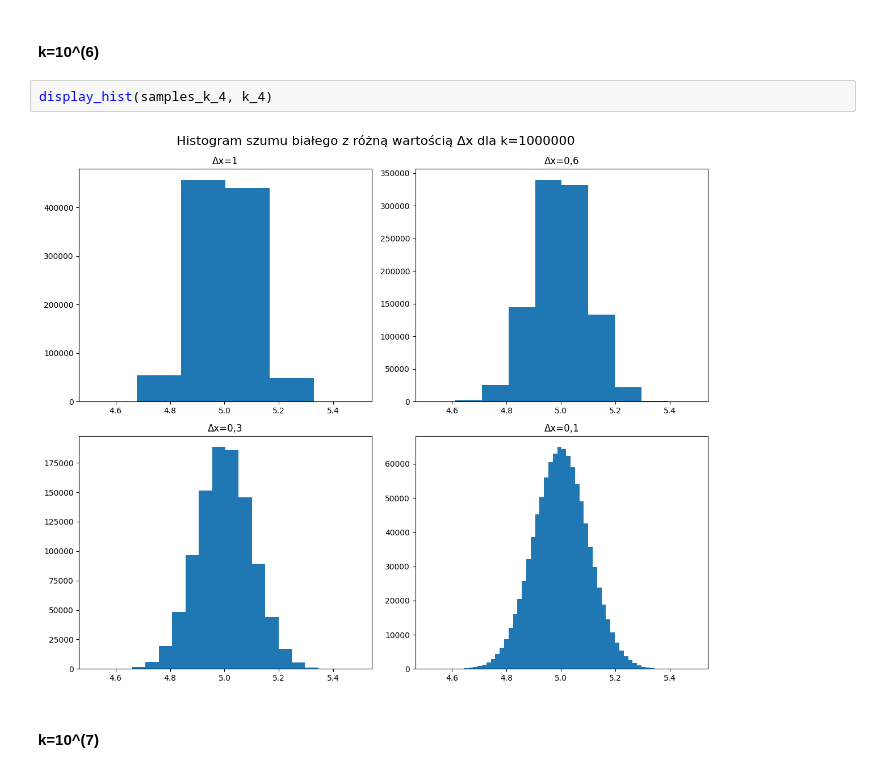
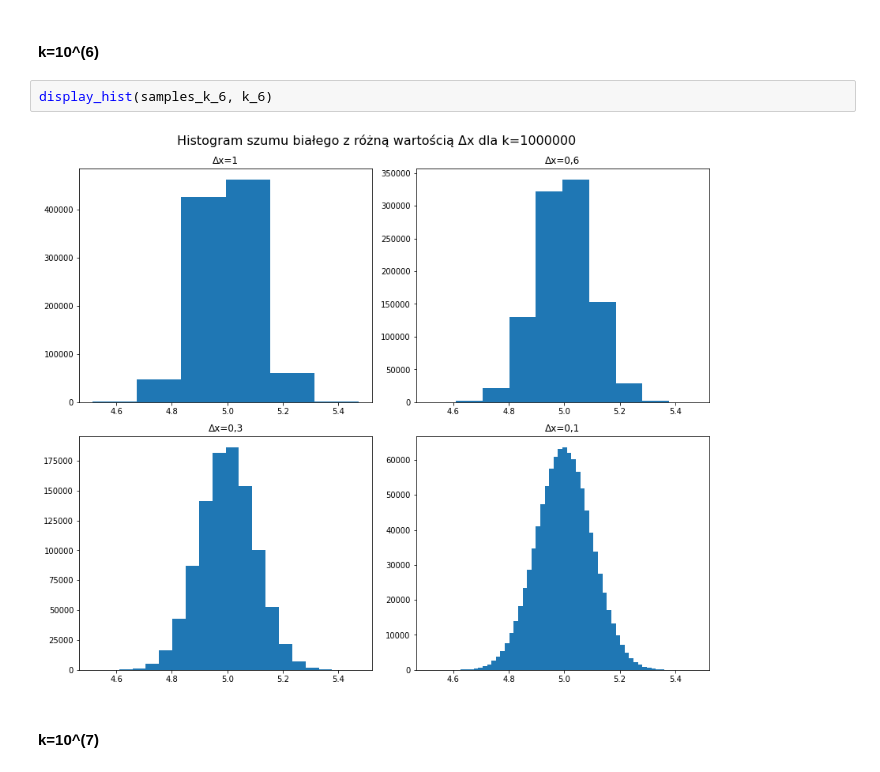
Before and after one commit to MaciejSzerwinski/Stochastic_Process, a Jupyter notebook: main.ipynb, the cells around one changed output. Saved outputs shown, nothing was run; the diff lists cells and outputs as text.

```diff
--- a/main.ipynb
+++ b/main.ipynb
@@ -118,8 +119,8 @@ display_hist(samples_k_3, k_3)
 # %% [markdown]
 ####  k=10^(6)
-# %%
-display_hist(samples_k_4, k_4)
-# %% [output]
-[figure, removed]
+# %%
+display_hist(samples_k_6, k_6)
+# %% [output]
+[figure, added]
 # %% [markdown]
 #### k=10^(7)
```
Also changed, not shown: parts of 76 cells of this notebook, 31 other files.
